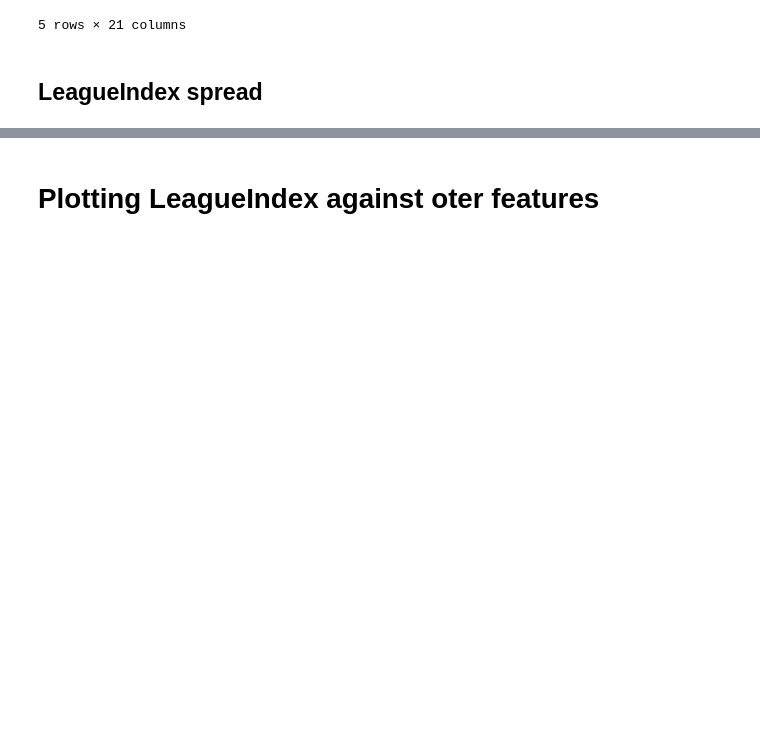
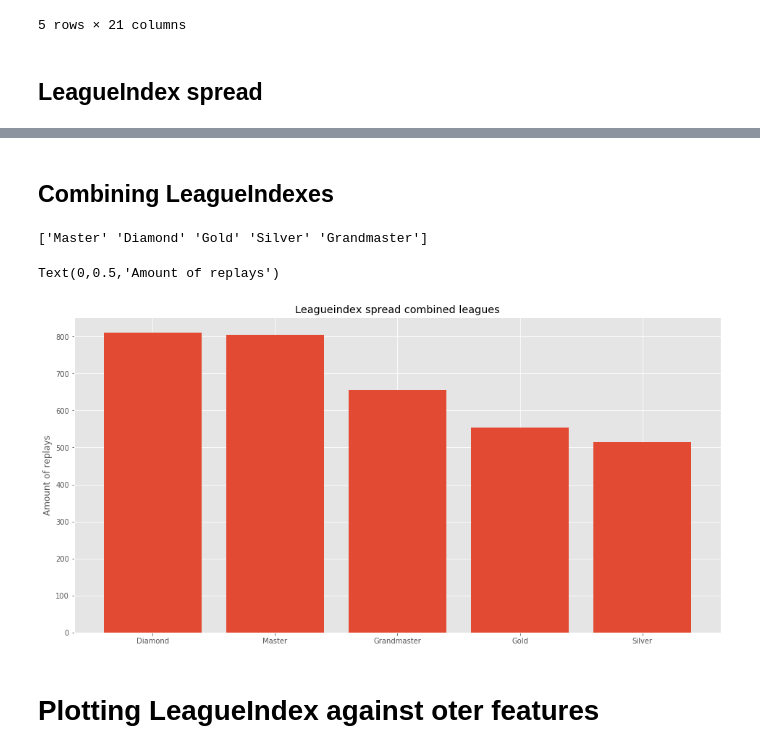
Before and after one commit to SanderVanAndel/ADS-MachineLearning, a Jupyter notebook: Discovery.ipynb, the cells around one changed output, grey strips where cells are left out. Saved outputs shown, nothing was run; the diff lists cells and outputs as text; code cells hidden in the pictures; blank space fills up the shorter version.

```diff
--- a/Discovery.ipynb
+++ b/Discovery.ipynb
@@ -76,3 +83,24 @@ Text(0,0.5,'Amount of replays')
+# %% [markdown]
+## Combining LeagueIndexes
+# %%
+replays.loc[replays['LeagueIndex'] == 'Bronze', 'LeagueIndex'] = 'Silver'
+replays.loc[replays['LeagueIndex'] == 'Prof1', 'LeagueIndex'] = 'Grandmaster'
+
+print(replays['LeagueIndex'].unique())
+
+leagueCounts = replays['LeagueIndex'].value_counts()
+labels = leagueCounts.index.values.tolist()
+y_pos = np.arange(len(labels))
+
+plt.figure(figsize=(16, 8));
+plt.bar(y_pos, leagueCounts, align='center', alpha=1)
+plt.xticks(y_pos, labels)
+plt.title('Leagueindex spread combined leagues')
+plt.ylabel('Amount of replays')
+# %% [output]
+['Master' 'Diamond' 'Gold' 'Silver' 'Grandmaster']
+Text(0,0.5,'Amount of replays')
+[figure, added]
 # %% [markdown]
 # Plotting LeagueIndex against oter features
 # %%
```
Also changed, not shown: parts of 4 cells of this notebook.
